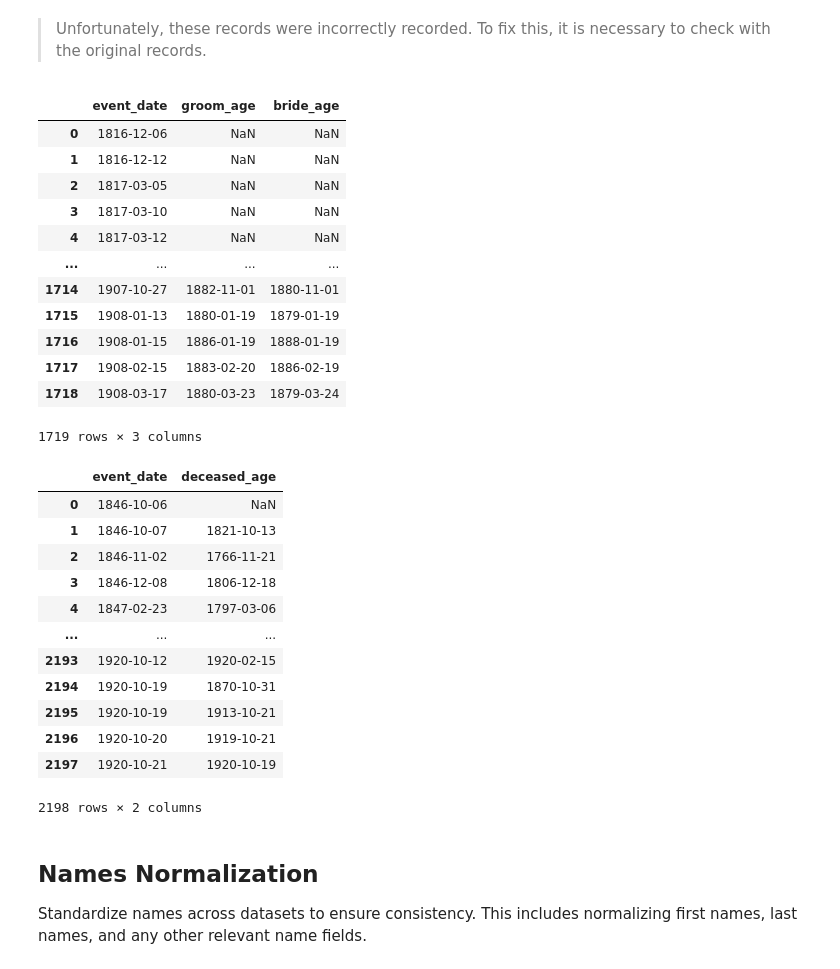
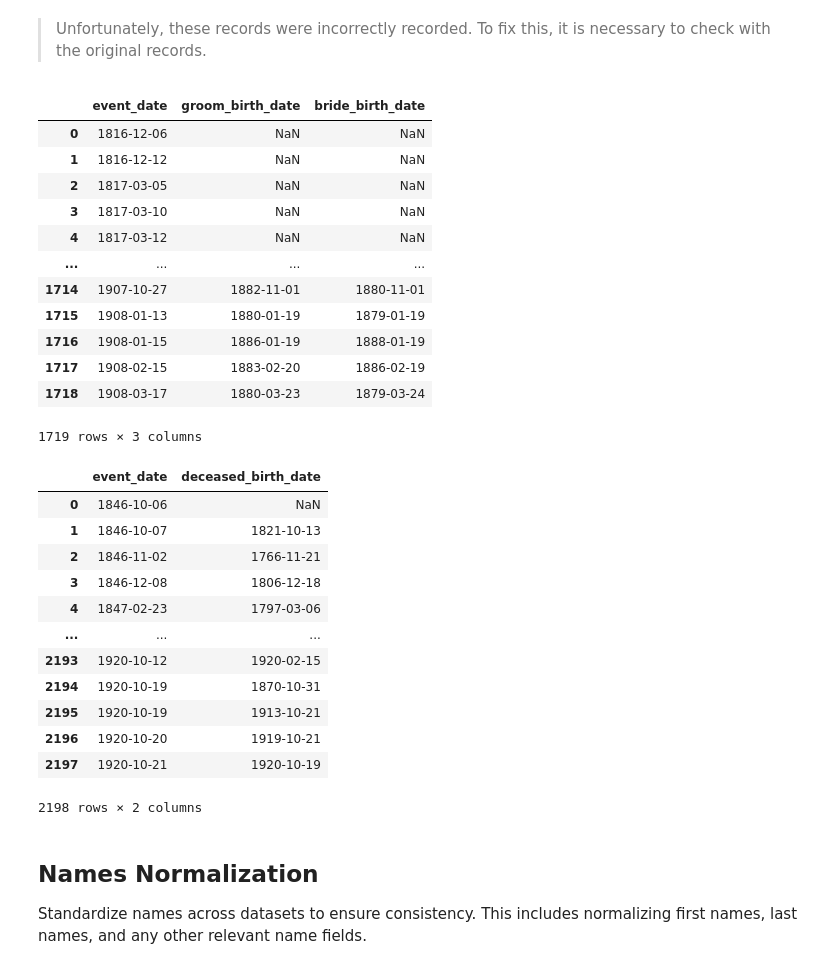
Before and after one commit to UCSB-AMPLab/sondondo, a Jupyter notebook: project_code/1_dataCleaning.ipynb, the cells around one changed output. Cells and saved outputs as stored; diff of their text form; code cells hidden in the pictures.

Commit message:
Refactor code and data: change "age" for "birth_date".

```diff
--- a/project_code/1_dataCleaning.ipynb
+++ b/project_code/1_dataCleaning.ipynb
@@ -238,11 +238,11 @@ Found invalid records:
 # %% [markdown]
 > Unfortunately, these records were incorrectly recorded. To fix this, it is necessary to check with the original records.
 # %%
-MATRIMONIOS_HARMONIZED['groom_age'] = AgeInferrer(MATRIMONIOS_HARMONIZED['event_date']).infer_all(MATRIMONIOS_HARMONIZED['groom_age'])
-MATRIMONIOS_HARMONIZED['bride_age'] = AgeInferrer(MATRIMONIOS_HARMONIZED['event_date']).infer_all(MATRIMONIOS_HARMONIZED['bride_age'])
-MATRIMONIOS_HARMONIZED[['event_date', 'groom_age', 'bride_age']]
+MATRIMONIOS_HARMONIZED['groom_birth_date'] = AgeInferrer(MATRIMONIOS_HARMONIZED['event_date']).infer_all(MATRIMONIOS_HARMONIZED['groom_birth_date'])
+MATRIMONIOS_HARMONIZED['bride_birth_date'] = AgeInferrer(MATRIMONIOS_HARMONIZED['event_date']).infer_all(MATRIMONIOS_HARMONIZED['bride_birth_date'])
+MATRIMONIOS_HARMONIZED[['event_date', 'groom_birth_date', 'bride_birth_date']]
 # %% [output]
-|  | event_date | groom_age | bride_age |
+|  | event_date | groom_birth_date | bride_birth_date |
 | 0 | 1816-12-06 | NaN | NaN |
 | 1 | 1816-12-12 | NaN | NaN |
 | 2 | 1817-03-05 | NaN | NaN |
@@ -256,10 +256,10 @@ MATRIMONIOS_HARMONIZED[['event_date', 'groom_age', 'bride_age']]
 | 1718 | 1908-03-17 | 1880-03-23 | 1879-03-24 |
 1719 rows × 3 columns
 # %%
-ENTIERROS_HARMONIZED['deceased_age'] = AgeInferrer(ENTIERROS_HARMONIZED['event_date']).infer_all(ENTIERROS_HARMONIZED['deceased_age'])
-ENTIERROS_HARMONIZED[['event_date', 'deceased_age']]
+ENTIERROS_HARMONIZED['deceased_birth_date'] = AgeInferrer(ENTIERROS_HARMONIZED['event_date']).infer_all(ENTIERROS_HARMONIZED['deceased_birth_date'])
+ENTIERROS_HARMONIZED[['event_date', 'deceased_birth_date']]
 # %% [output]
-|  | event_date | deceased_age |
+|  | event_date | deceased_birth_date |
 | 0 | 1846-10-06 | NaN |
 | 1 | 1846-10-07 | 1821-10-13 |
 | 2 | 1846-11-02 | 1766-11-21 |
```
Also changed, not shown: parts of 2 cells of this notebook, 8 other files.
